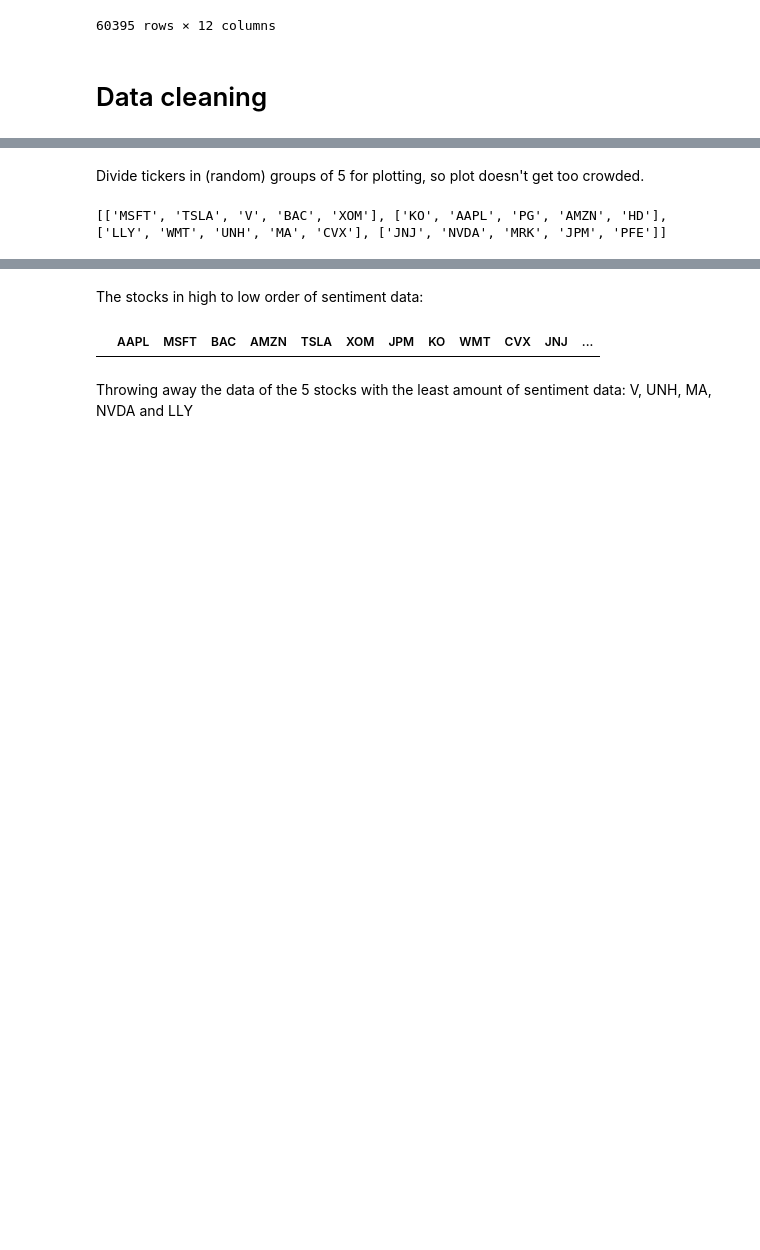
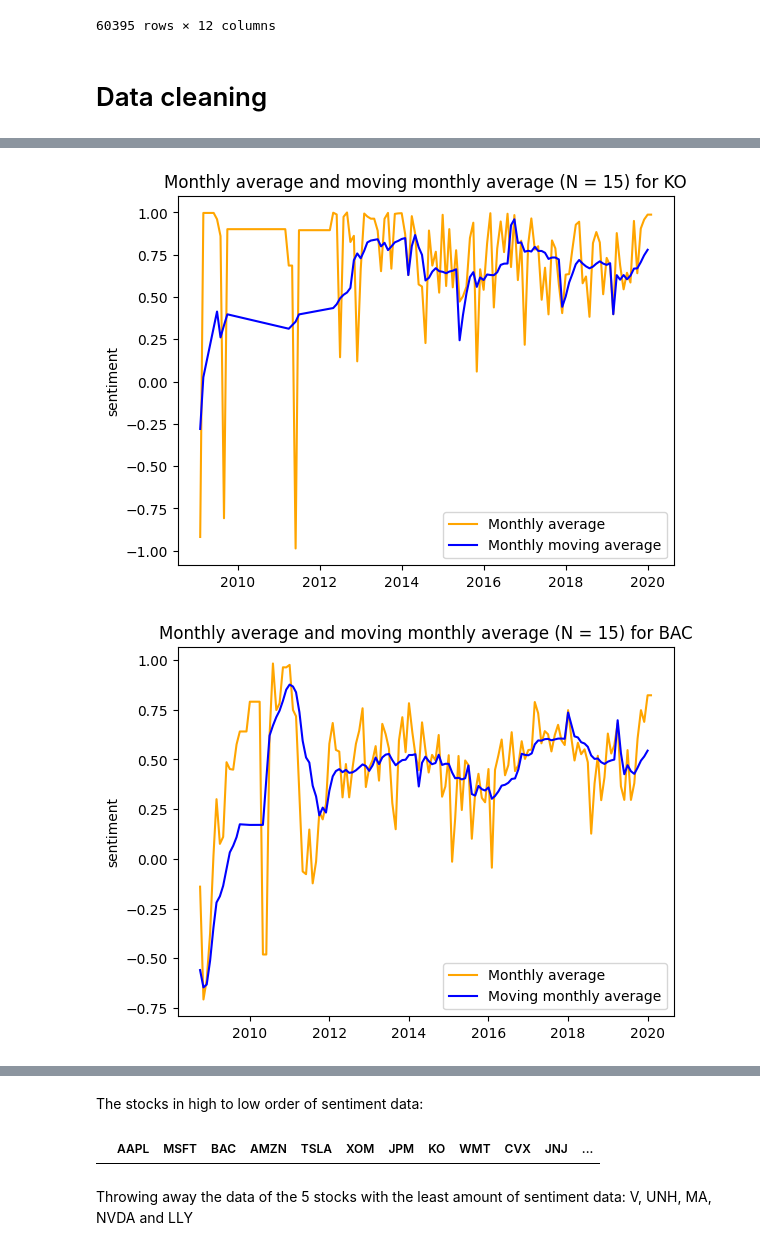
Before and after one commit to DerkNiessink/Project_SDA, a Jupyter notebook: src/Sentiment Timeseries.ipynb, the cells around one changed output, grey strips where cells are left out. Drawn from its saved outputs; the diff is of its cells as text; code cells hidden in the pictures; blank space fills up the shorter version.

```diff
--- a/src/Sentiment Timeseries.ipynb
+++ b/src/Sentiment Timeseries.ipynb
@@ -50,5 +135,5 @@ Take the monthly average of the sentiment.
 # %%
-def monthly_average(ticker_df):
+def CMA_monthly(ticker, df, N):
     """
     Take the monthly average of the sentiment values.
 
@@ -57,39 +142,49 @@ def monthly_average(ticker_df):
     Returns a list of the new dates where the days are set to 1 and a list
     of the monthly average sentiment values.
     """
-    ticker_df = ticker_df.sort_values(by="date")
     average_sentiments = []
+    df = df[df[ticker].notna()]
+    first_date = df.index[0]
+    current_month = first_date.month
+    months = [pd.Timestamp(first_date.year, first_date.month, 1)]
+    sentiments = [df[ticker].iloc[0]]
+    n_months = 0
 
-    first_date = ticker_df["date"].iloc[0]
-    current_month = first_date.month
-    months = [dt(first_date.year, first_date.month, 1).date()]
-    sentiments = [ticker_df["sentiment"].iloc[0]]
-
-    for _, row in ticker_df.iterrows():
-        sentiments.append(row["sentiment"])
-        date = row["date"]
+    for date, row in df.iterrows():
+        sentiments.append(row[ticker])
 
         if date.month != current_month:
-            months.append(dt(date.year, date.month, 1).date())
+            n_months += 1
+            months.append(pd.Timestamp(date.year, date.month, 1))
             average_sentiments.append(np.mean(sentiments))
             current_month = date.month
+
+        if n_months == N:
+            sentiments = []
+            n_months = 0
 
     average_sentiments.append(np.mean(sentiments))
 
     return months, average_sentiments
-# %% [markdown]
-Divide tickers in (random) groups of 5 for plotting, so plot doesn't get too crowded.
-# %%
-tickers = []
-five_tickers = []
-
-for i, ticker in enumerate(ticker_dict):
-    i+=1
-    five_tickers.append(ticker)
-    if i % 5 == 0:
-        tickers.append(five_tickers)
-        five_tickers = []
-
-print(tickers)
-# %% [output]
-[['MSFT', 'TSLA', 'V', 'BAC', 'XOM'], ['KO', 'AAPL', 'PG', 'AMZN', 'HD'], ['LLY', 'WMT', 'UNH', 'MA', 'CVX'], ['JNJ', 'NVDA', 'MRK', 'JPM', 'PFE']]
+# %%
+N = 15
+months, average_sentiments = CMA_monthly("KO", sentiment_df, N)
+
+plt.plot(monthly_average_df.index, monthly_average_df["KO"], color = "orange", label = "Monthly average")
+plt.plot(months, average_sentiments, color = "blue", label = "Monthly moving average")
+plt.ylabel("sentiment")
+plt.title(f"Monthly average and moving monthly average (N = {N}) for KO")
+plt.legend()
+plt.show()
+
+months, average_sentiments = CMA_monthly("BAC", sentiment_df, 15)
+
+plt.plot(monthly_average_df.index, monthly_average_df["BAC"], color = "orange", label = "Monthly average")
+plt.plot(months, average_sentiments, color = "blue", label = "Moving monthly average")
+plt.ylabel("sentiment")
+plt.legend()
+plt.title(f"Monthly average and moving monthly average (N = {N}) for BAC")
+plt.show()
+# %% [output]
+[figure, added]
+[figure, added]
```
Also changed, not shown: parts of 51 cells of this notebook, 2 other files.
